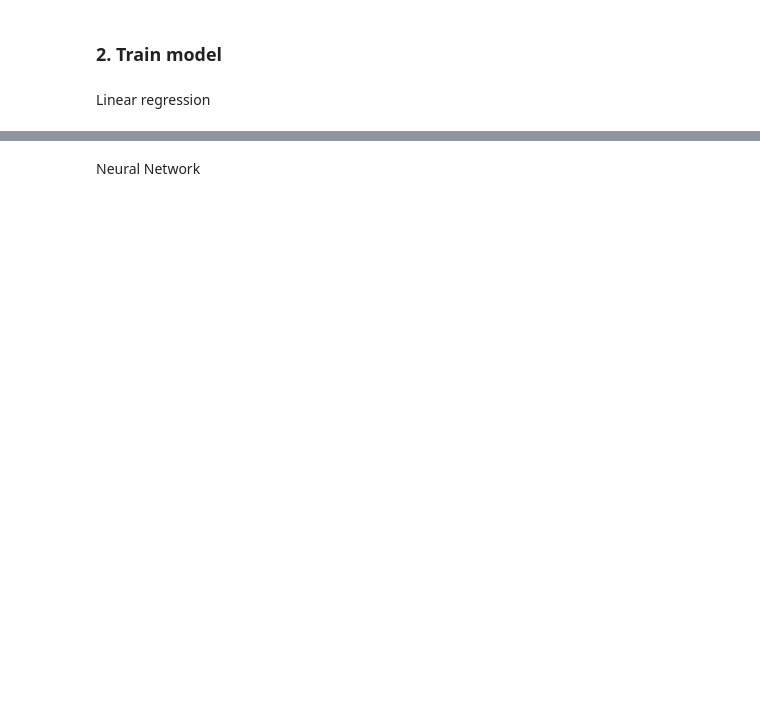
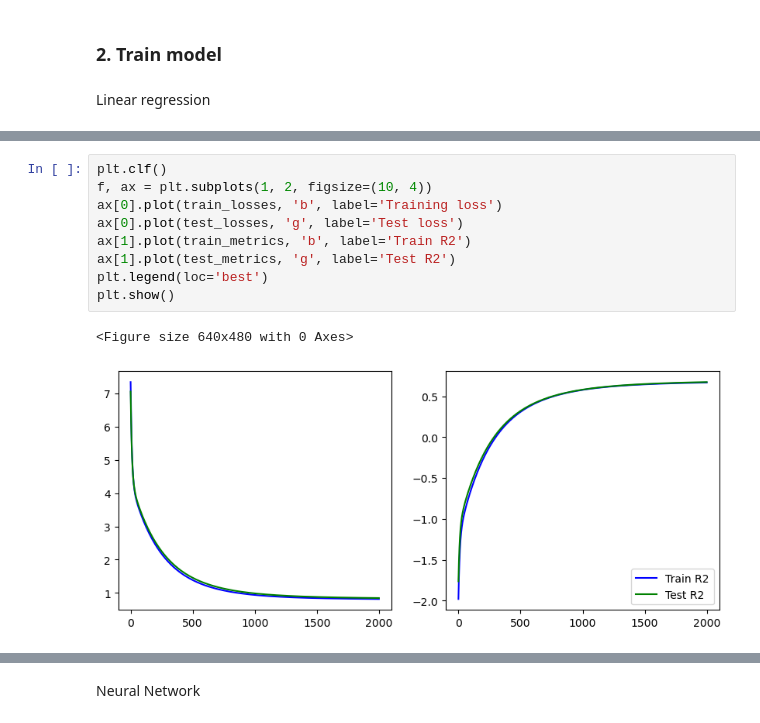
Before and after one commit to theauv/FMDP-in-MBRL, a Jupyter notebook: test_learn_bikes.ipynb, the cells around one changed output, grey strips where cells are left out. Drawn from its saved outputs; the diff is of its cells as text; blank space fills up the shorter version.

```diff
--- a/test_learn_bikes.ipynb
+++ b/test_learn_bikes.ipynb
@@ -308,0 +657,12 @@ plt.show()
+# %%
+plt.clf()
+f, ax = plt.subplots(1, 2, figsize=(10, 4))
+ax[0].plot(train_losses, 'b', label='Training loss')
+ax[0].plot(test_losses, 'g', label='Test loss')
+ax[1].plot(train_metrics, 'b', label='Train R2')
+ax[1].plot(test_metrics, 'g', label='Test R2')
+plt.legend(loc='best')
+plt.show()
+# %% [output]
+<Figure size 640x480 with 0 Axes>
+[figure, added]
```
Also changed, not shown: parts of 39 cells of this notebook, 3 other files.
